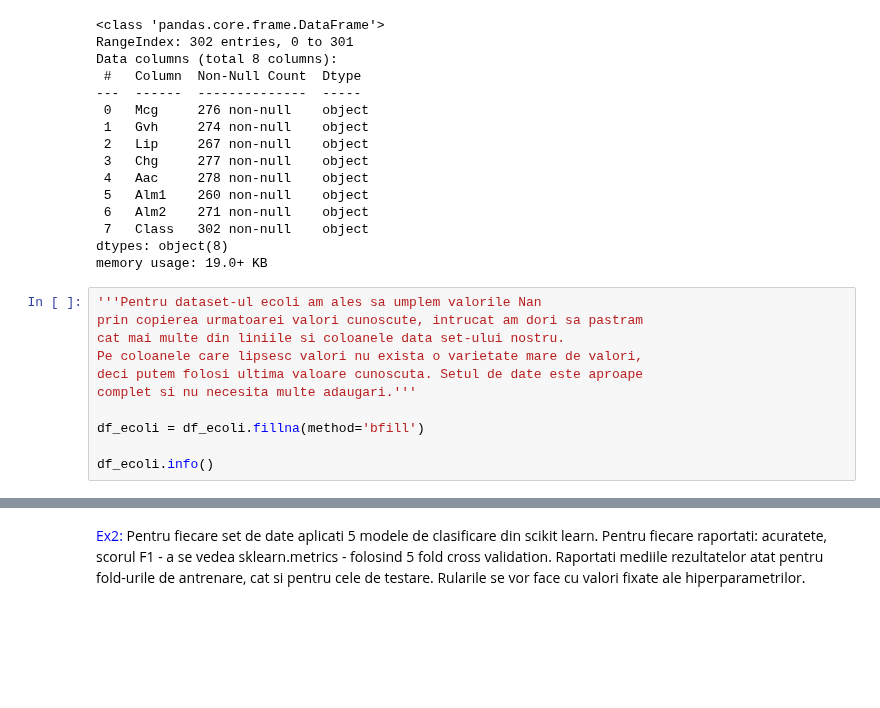
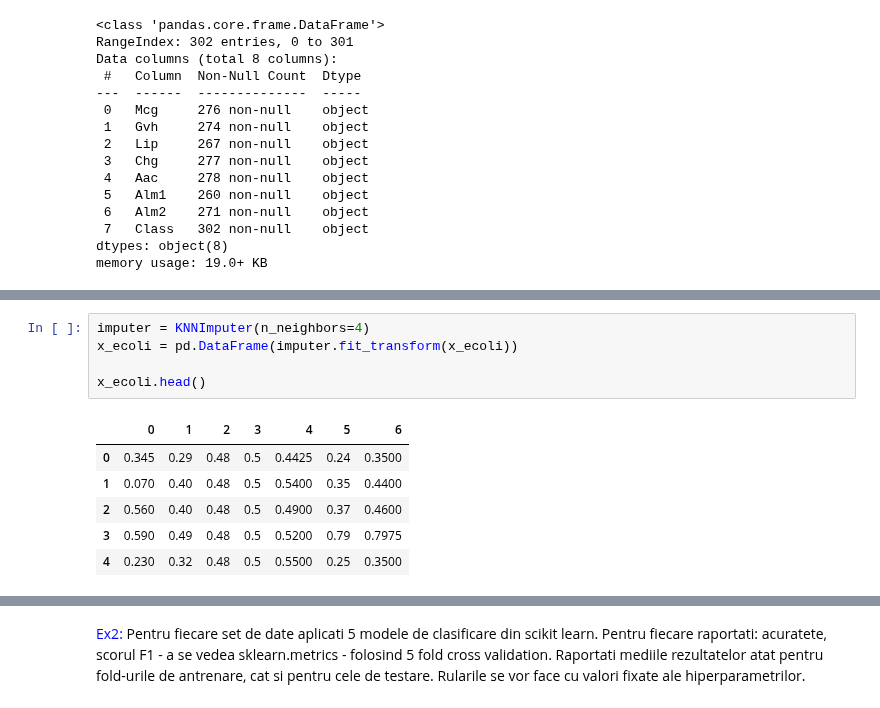
Before and after one commit to Bianca008/IDS_Lixandru_Pepene, a Jupyter notebook: Laborator6.ipynb, the cells around one changed output, grey strips where cells are left out. Cells and saved outputs as stored; diff of their text form; blank space fills up the shorter version.

```diff
--- a/Laborator6.ipynb
+++ b/Laborator6.ipynb
@@ -230,14 +302,3 @@ Data columns (total 8 columns):
  7   Class   302 non-null    object
 dtypes: object(8)
 memory usage: 19.0+ KB
-# %%
-'''Pentru dataset-ul ecoli am ales sa umplem valorile Nan
-prin copierea urmatoarei valori cunoscute, intrucat am dori sa pastram
-cat mai multe din liniile si coloanele data set-ului nostru.
-Pe coloanele care lipsesc valori nu exista o varietate mare de valori,
-deci putem folosi ultima valoare cunoscuta. Setul de date este aproape
-complet si nu necesita multe adaugari.'''
-
-df_ecoli = df_ecoli.fillna(method='bfill')
-
-df_ecoli.info()
@@ -407,0 +318,12 @@ memory usage: 47.8 KB
+# %%
+imputer = KNNImputer(n_neighbors=4)
+x_ecoli = pd.DataFrame(imputer.fit_transform(x_ecoli))
+
+x_ecoli.head()
+# %% [output]
+|  | 0 | 1 | 2 | 3 | 4 | 5 | 6 |
+| 0 | 0.345 | 0.29 | 0.48 | 0.5 | 0.4425 | 0.24 | 0.3500 |
+| 1 | 0.070 | 0.40 | 0.48 | 0.5 | 0.5400 | 0.35 | 0.4400 |
+| 2 | 0.560 | 0.40 | 0.48 | 0.5 | 0.4900 | 0.37 | 0.4600 |
+| 3 | 0.590 | 0.49 | 0.48 | 0.5 | 0.5200 | 0.79 | 0.7975 |
+| 4 | 0.230 | 0.32 | 0.48 | 0.5 | 0.5500 | 0.25 | 0.3500 |
```
Also changed, not shown: parts of 133 cells of this notebook.
